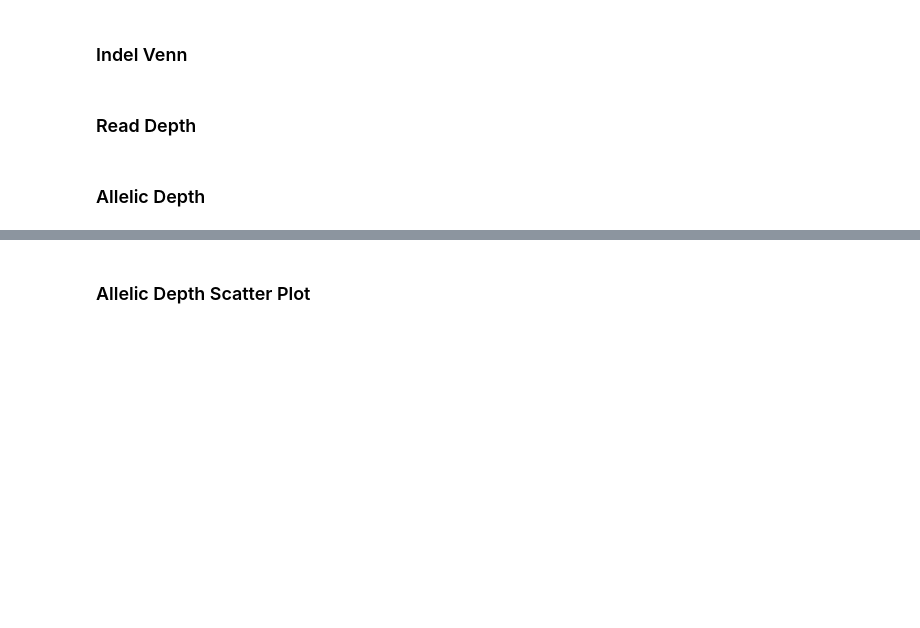
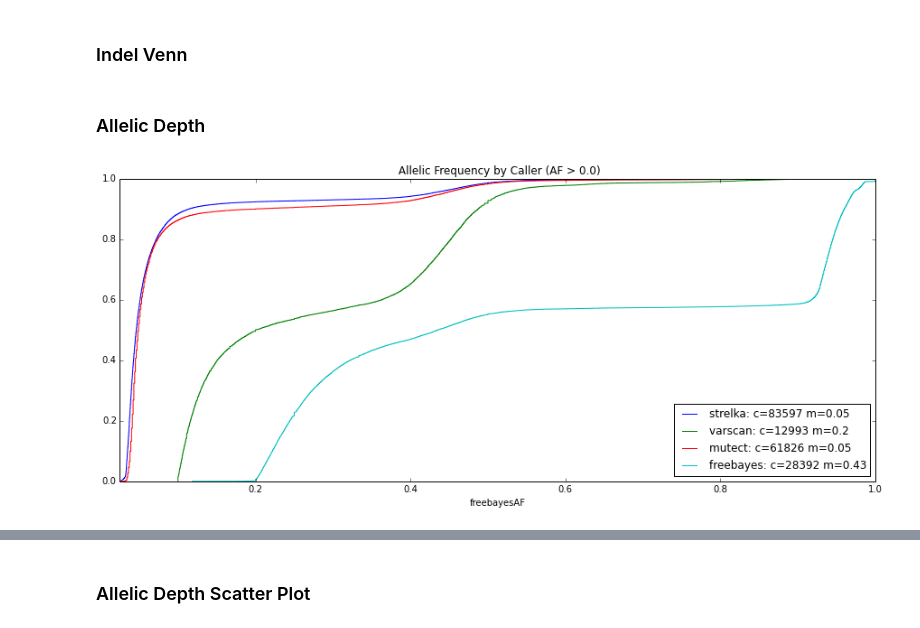
Before and after one commit to hartwigmedical/scripts, a Jupyter notebook: ipython/SLICE_REGRESSION.ipynb, the cells around one changed output, grey strips where cells are left out. Cells and saved outputs as stored; diff of their text form; code cells hidden in the pictures; blank space fills up the shorter version.

```diff
--- a/ipython/SLICE_REGRESSION.ipynb
+++ b/ipython/SLICE_REGRESSION.ipynb
@@ -23,12 +27,16 @@ maxChromFrac = 17.73896
 # %%
 # COMBINED VCF CONFIG
-VCF_SAMPLE = "CPCT02010267"
+VCF_SAMPLE = "CPCT02020272"
 VCF_PATH = "/Users/peterpriestley/hmf/analyses/cancerSample/"
 VCF_FILE_NAME = VCF_SAMPLE + "R_" + VCF_SAMPLE + "T_merged_somatics.vcf"
 SAMPLE_NAMES = {VCF_SAMPLE + 'T.mutect':'mutect', \
                 VCF_SAMPLE + 'T.freebayes':'freebayes', \
                 'TUMOR.strelka':'strelka', \
                 'TUMOR.varscan':'varscan'}
+# PILEUP CONFIG
+PILEUP_PATH = "/Users/peterpriestley/hmf/slice" + VCF_SAMPLE + "/"
+NORMAL_PILEUP_FILENAME = VCF_SAMPLE + ".pileup"
+TUMOR_PILEUP_FILENAME = VCF_SAMPLE + "T.pileup"
 # %% [markdown]
 <h3> Load VCFs and Prepare DF
 # %%
@@ -196,0 +107,29 @@ dfUnfiltered[(dfUnfiltered['inSlice'+myCaller] == True) & (dfUnfiltered.variantT
+# %%
+#INTERNAL 'PRECISION' + 'SENSITIVITY' per caller - SLICE
+outputdata = []
+variantTypes = dfSlice.variantType.unique()
+patientNames = dfSlice.patientName.unique()
+for patientName in patientNames:
+    for variantType in variantTypes:
+        truthSet = len(dfSlice[(dfSlice['numCallers'] >= 2)&(dfSlice['variantType'] == variantType)&(dfSlice['patientName'] == patientName)])
+        for columnName in list(dfSlice):
+            if columnName.endswith('allele'):
+                myCaller = columnName[:-6]
+                truePositives = len(dfSlice[(dfSlice[myCaller+'allele'] != '')&(dfSlice['numCallers'] >=2) &\
+                                   (dfSlice['variantType'] == variantType)&(dfSlice['patientName'] == patientName)])
+                falseNegatives = len(dfSlice[(dfSlice[myCaller+'allele'] == '')&(dfSlice['numCallers'] >= 2) &\
+                                    (dfSlice['variantType'] == variantType)&(dfSlice['patientName'] == patientName)])
+                positives = len(dfSlice[(dfSlice[myCaller+'allele'] != '')&\
+                                   (dfSlice['variantType'] == variantType)&(dfSlice['patientName'] == patientName)])
+                if positives > 0 and truthSet > 0:
+                    outputdata.append([patientName,variantType, myCaller, truthSet,truePositives,\
+                                   positives-truePositives, falseNegatives, \
+                                   round(truePositives/float(positives),4),round(truePositives/float(truthSet),4)])
+                else:
+                   outputdata.append([patientName,variantType, myCaller, truthSet,truePositives,\
+                                   positives-truePositives, falseNegatives, \
+                                   'na','na'])
+outputDF = pd.DataFrame(outputdata)
+outputDF.columns = (['patientName','variantType','caller','truth','TP','FP','FN',\
+                     'intPrecision','intSensitivity'])
+outputDF.sort_values(['patientName','variantType','caller'])
@@ -219,9 +222,3 @@ vn.venn([indeldf[indeldf.strelkaallele != '']['chromPos'], \
         indeldf[indeldf.freebayesallele != '']['chromPos'], \
         indeldf[indeldf.varscanallele != '']['chromPos'] \
         ],['strelka','freebayes','varscan'],figsize=(6,6))
-# %% [markdown]
-### <hd3> Read Depth
-# %%
-for columnName in list(df):
-    if columnName.endswith('allelicFreq'):
-        df[df[columnName] != ''].hist(column=columnName,by="Truth",bins=40,figsize=(10,5))
@@ -232,11 +227,13 @@ df[df.freebayesreadDepth != ''].hist(column="freebayesallelicFreq",by="Truth",bi
 # %%
 #Alllele Freq By Caller
 for columnName in list(snpdf):
     if columnName.endswith('allele'):
-        ser = snpdf[(snpdf[columnName] != '') &(snpdf[columnName[:-6] + 'allelicFreq'] > 0.0)][columnName[:-6] + 'allelicFreq']
+        ser = snpdf[(snpdf[columnName] != '') &(snpdf[columnName[:-6] + 'AF'] > 0.0)][columnName[:-6] + 'AF']
         ser = ser.sort_values()
         #ser[len(ser)] = ser.iloc[-1]
         cum_dist = np.linspace(0.,1.,len(ser))
         ser_cdf = pd.Series(cum_dist, index=ser,name=columnName[:-6]+": c="+str(ser.count())+" m="+str(round(ser.median(),2)))
-        ser_cdf.plot(drawstyle='steps',legend=True,title=" Allelic Frequency by Caller (AllelicFreq > 0.0)",figsize=[15,6])
+        ser_cdf.plot(drawstyle='steps',legend=True,title=" Allelic Frequency by Caller (AF > 0.0)",figsize=[15,6])
+# %% [output]
+[figure, added]
 # %%
```
Also changed, not shown: parts of 36 cells of this notebook, 8 other files.
